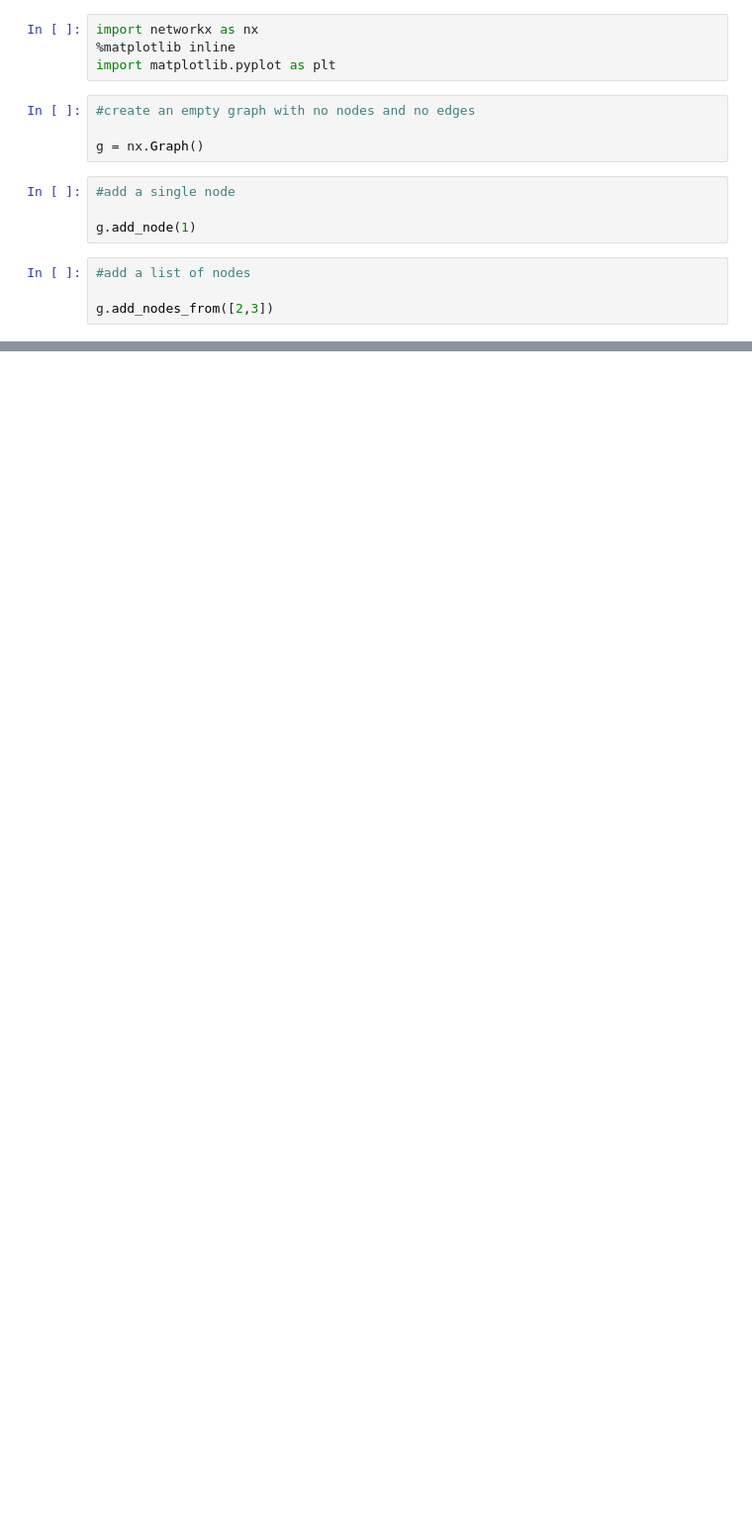
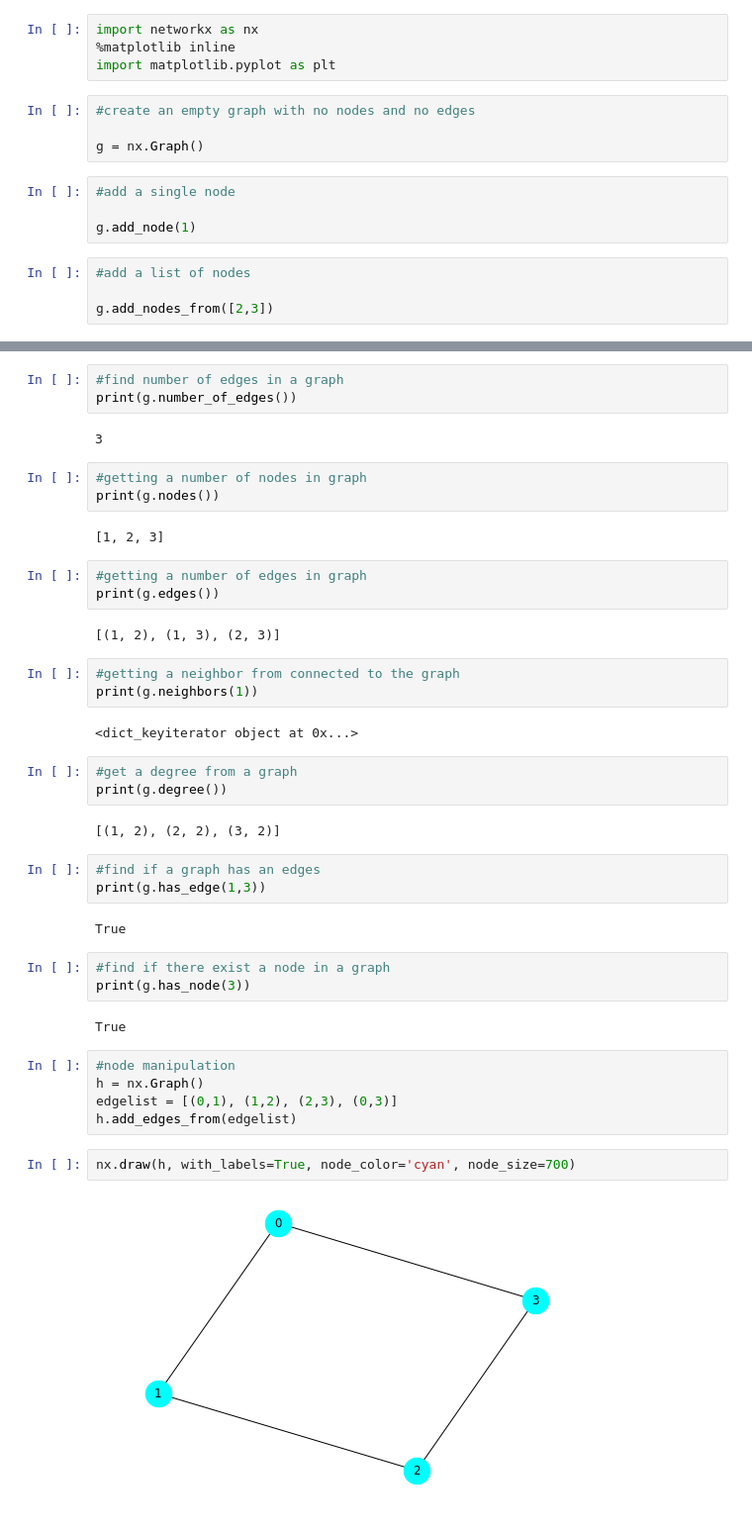
Before and after one commit to abbiyanaila/graphs.social.network.analythics, a Jupyter notebook: basic.ipynb, the cells around one changed output, grey strips where cells are left out. Shown at 99% size. Saved outputs shown, nothing was run; the diff lists cells and outputs as text; blank space fills up the shorter version.

```diff
--- a/basic.ipynb
+++ b/basic.ipynb
@@ -35,0 +50,44 @@ nx.draw_networkx(g)
+# %%
+#find number of edges in a graph
+print(g.number_of_edges())
+# %% [output]
+3
+# %%
+#getting a number of nodes in graph
+print(g.nodes())
+# %% [output]
+[1, 2, 3]
+# %%
+#getting a number of edges in graph
+print(g.edges())
+# %% [output]
+[(1, 2), (1, 3), (2, 3)]
+# %%
+#getting a neighbor from connected to the graph
+print(g.neighbors(1))
+# %% [output]
+<dict_keyiterator object at 0x...>
+# %%
+#get a degree from a graph
+print(g.degree())
+# %% [output]
+[(1, 2), (2, 2), (3, 2)]
+# %%
+#find if a graph has an edges
+print(g.has_edge(1,3))
+# %% [output]
+True
+# %%
+#find if there exist a node in a graph
+print(g.has_node(3))
+# %% [output]
+True
+# %%
+#node manipulation
+h = nx.Graph()
+edgelist = [(0,1), (1,2), (2,3), (0,3)]
+h.add_edges_from(edgelist)
+# %%
+nx.draw(h, with_labels=True, node_color='cyan', node_size=700)
+# %% [output]
+[figure, added]
```
Also changed, not shown: parts of 5 cells of this notebook.
